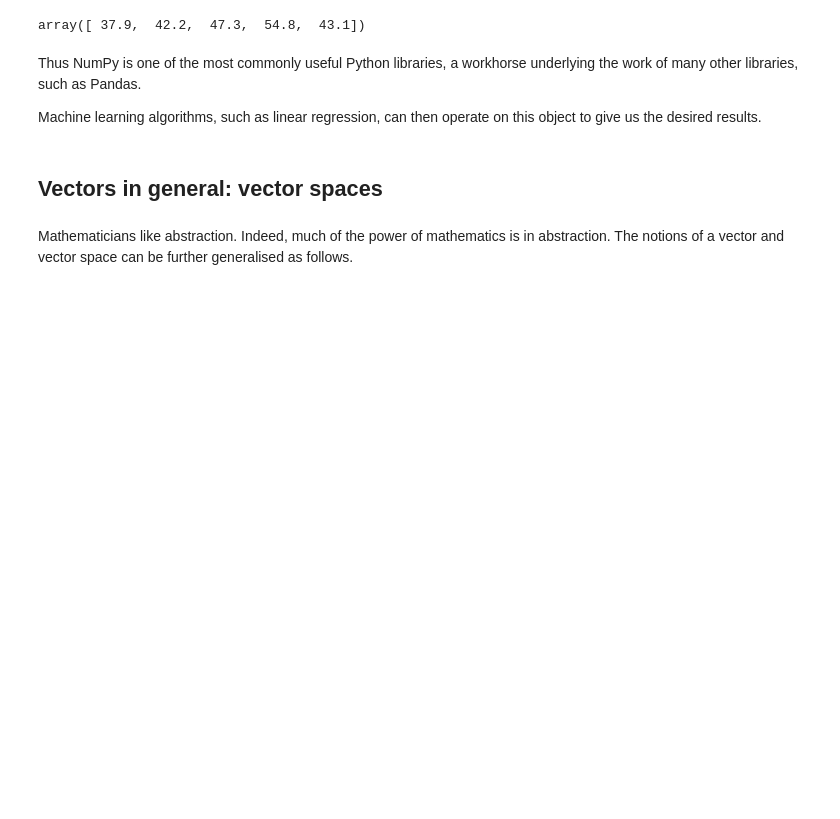
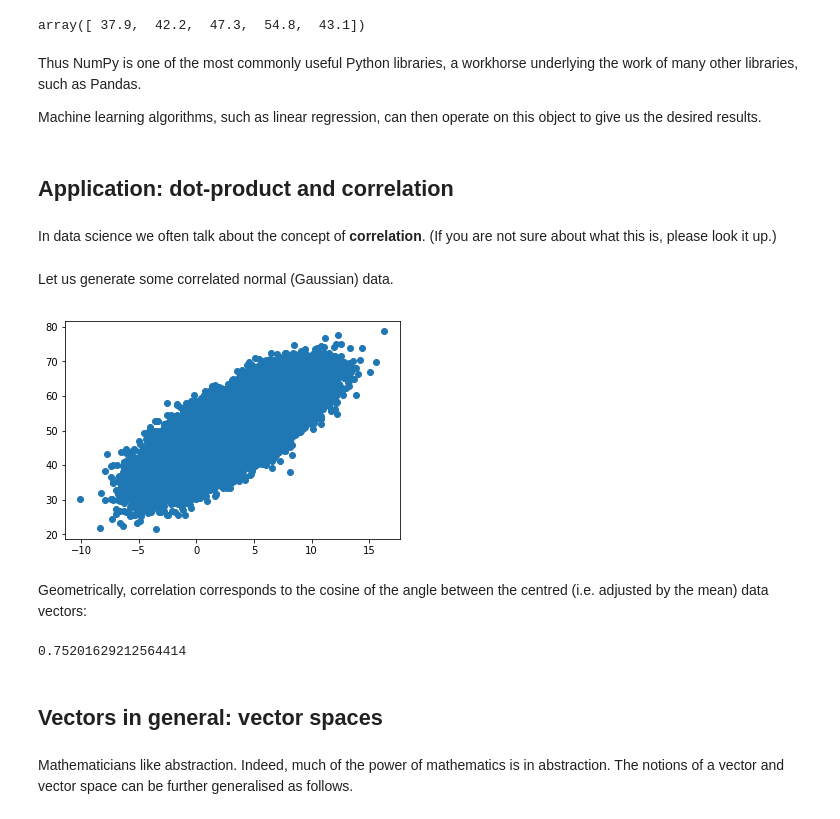
Before and after one commit to thalesians/tsa, a Jupyter notebook: src/jupyter/python/foundations/linear-algebra-1.ipynb, the cells around one changed output. Drawn from its saved outputs; the diff is of its cells as text; code cells hidden in the pictures; blank space fills up the shorter version.

```diff
--- a/src/jupyter/python/foundations/linear-algebra-1.ipynb
+++ b/src/jupyter/python/foundations/linear-algebra-1.ipynb
@@ -886,3 +892,21 @@ array([ 37.9,  42.2,  47.3,  54.8,  43.1])
 Thus NumPy is one of the most commonly useful Python libraries, a workhorse underlying the work of many other libraries, such as Pandas.
 
 Machine learning algorithms, such as linear regression, can then operate on this object to give us the desired results.
+# %% [markdown]
+## Application: dot-product and correlation
+# %% [markdown]
+In data science we often talk about the concept of **correlation**. (If you are not sure about what this is, please look it up.)
+# %% [markdown]
+Let us generate some correlated normal (Gaussian) data.
+# %%
+means = [3., 50.]
+stds = [3., 7.]
+corr = 0.75
+covs = [[stds[0]**2          , stds[0]*stds[1]*corr],
+        [stds[0]*stds[1]*corr,           stds[1]**2]]
+data = np.random.multivariate_normal(means, covs, 50000).T
+plt.scatter(data[0], data[1]);
+# %% [output]
+[figure, added]
+# %% [markdown]
+Geometrically, correlation corresponds to the cosine of the angle between the centred (i.e. adjusted by the mean) data vectors:
@@ -889,3 +917,7 @@ Machine learning algorithms, such as linear regression, can then operate on this
+# %%
+np.dot(centred_data[0,:], centred_data[1,:]) / (np.linalg.norm(centred_data[0,:]) * np.linalg.norm(centred_data[1,:]))
+# %% [output]
+0.75201629212564414
 # %% [markdown]
 ## Vectors in general: vector spaces
 # %% [markdown]
```
Also changed, not shown: parts of 6 cells of this notebook.
